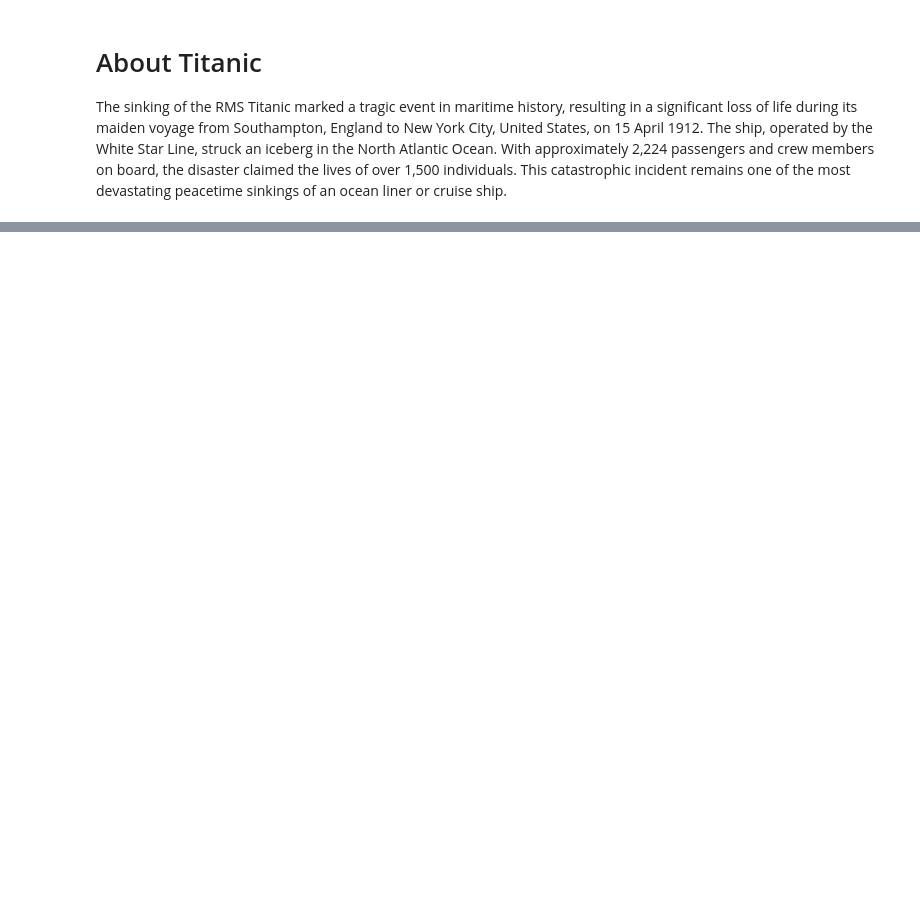
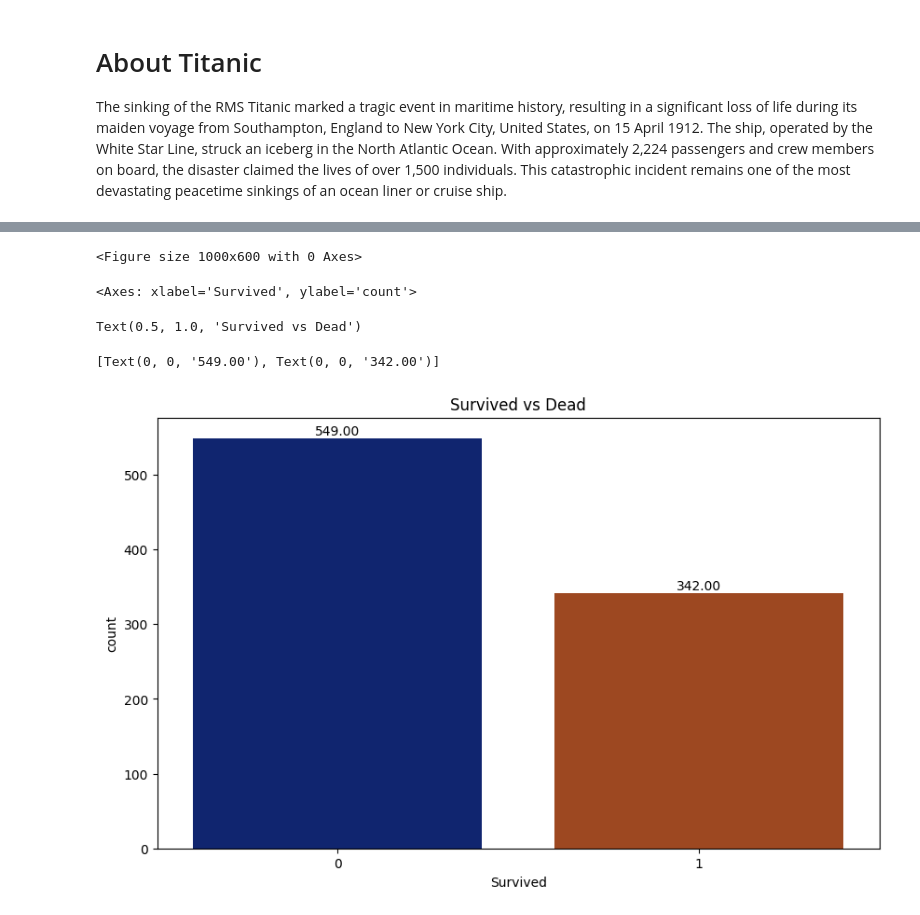
Before and after one commit to Subhamtr01/BDDA, a Jupyter notebook: Titanic.ipynb, the cells around one changed output, grey strips where cells are left out. Cells and saved outputs as stored; diff of their text form; code cells hidden in the pictures; blank space fills up the shorter version.

```diff
--- a/Titanic.ipynb
+++ b/Titanic.ipynb
@@ -36,19 +6,0 @@ To build a predictive model that answers the question:
-# %%
-# Data analysis
-import pandas as pd
-
-# Data Visualization
-import matplotlib.pyplot as plt
-import seaborn as sns
-import plotly.express as px
-
-# For printing multiple outputs
-from IPython.core.interactiveshell import InteractiveShell
-InteractiveShell.ast_node_interactivity = "all"
-
-# Visualization parameters
-sns.set(rc={"figure.dpi":100, 'savefig.dpi':300})
-sns.set_context('notebook')
-sns.set_style("ticks")
-from IPython.display import set_matplotlib_formats
-%config InlineBackend.figure_format = 'retina'
@@ -878,0 +117,3 @@ xg_sub.to_csv('submission.csv', index=False)
+# %%
+train = pd.read_csv("https://raw.githubusercontent.com/Subhamtr01/Titanic/main/train.csv")
+train
@@ -878,0 +194,15 @@ xg_sub.to_csv('submission.csv', index=False)
+# %%
+plt.figure(figsize=(10, 6))
+sns.set_palette("dark")  # Set a dark color palette
+sns.countplot(x='Survived', data=train)
+plt.title('Survived vs Dead')
+
+for container in plt.gca().containers:
+    plt.gca().bar_label(container, fmt='%.2f')
+plt.show()
+# %% [output]
+<Figure size 1000x600 with 0 Axes>
+<Axes: xlabel='Survived', ylabel='count'>
+Text(0.5, 1.0, 'Survived vs Dead')
+[Text(0, 0, '549.00'), Text(0, 0, '342.00')]
+[figure, added]
```
Also changed, not shown: parts of 137 cells of this notebook.
